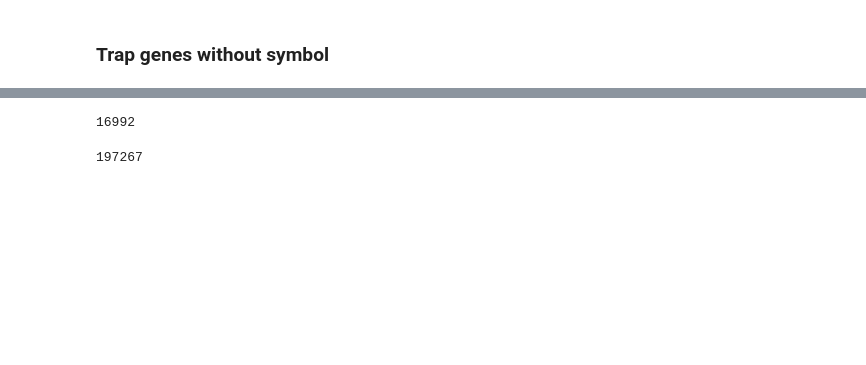
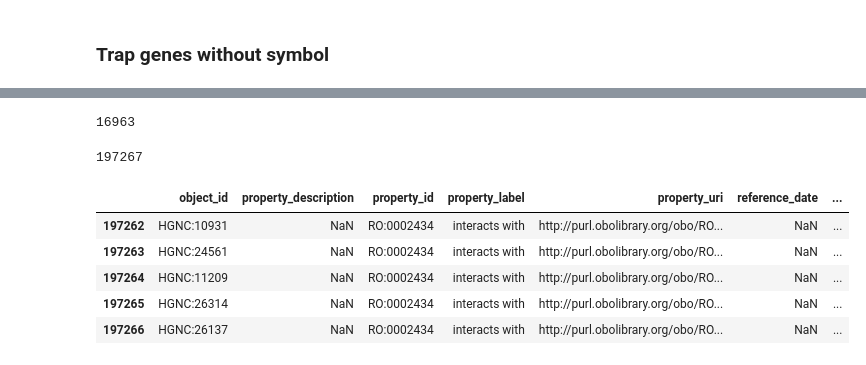
Before and after one commit to SuLab/ngly1-graph, a Jupyter notebook: regulation/regulation.ipynb, the cells around one changed output, grey strips where cells are left out. Cells and saved outputs as stored; diff of their text form; code cells hidden in the pictures; blank space fills up the shorter version.

```diff
--- a/regulation/regulation.ipynb
+++ b/regulation/regulation.ipynb
@@ -15,7 +14,8 @@
 # %%
 import json
 from biothings_client import get_client
-import os
+import os, datetime
+today = datetime.date.today()
 
 if not os.path.exists('./tftargets/out'): os.makedirs('./tftargets/out')
 # %%
@@ -788,13 +972,24 @@ for concept in concept_dct:
     nodes_l.append(node)
 
 # save nodes file
-pd.DataFrame(nodes_l).fillna('NA').to_csv('./graph/regulation_nodes.csv', index=False)
+pd.DataFrame(nodes_l).fillna('NA').to_csv('./graph/regulation_nodes_v{}.csv'.format(today), index=False)
 len(nodes_l)
 # %% [output]
-16992
+16963
 # %%
 len(edges_l)
 # %% [output]
 197267
+# %%
+import pandas as pd
+df = pd.read_csv('./graph/regulation_edges_v{}.csv'.format(today))
+df.tail(5)
+# %% [output]
+|  | object_id | property_description | property_id | property_label | property_uri | reference_date | ... |
+| 197262 | HGNC:10931 | NaN | RO:0002434 | interacts with | http://purl.obolibrary.org/obo/RO... | NaN | ... |
+| 197263 | HGNC:24561 | NaN | RO:0002434 | interacts with | http://purl.obolibrary.org/obo/RO... | NaN | ... |
+| 197264 | HGNC:11209 | NaN | RO:0002434 | interacts with | http://purl.obolibrary.org/obo/RO... | NaN | ... |
+| 197265 | HGNC:26314 | NaN | RO:0002434 | interacts with | http://purl.obolibrary.org/obo/RO... | NaN | ... |
+| 197266 | HGNC:26137 | NaN | RO:0002434 | interacts with | http://purl.obolibrary.org/obo/RO... | NaN | ... |
 # %%
 import pandas as pd
```
Also changed, not shown: parts of 44 cells of this notebook, 7 other files.
